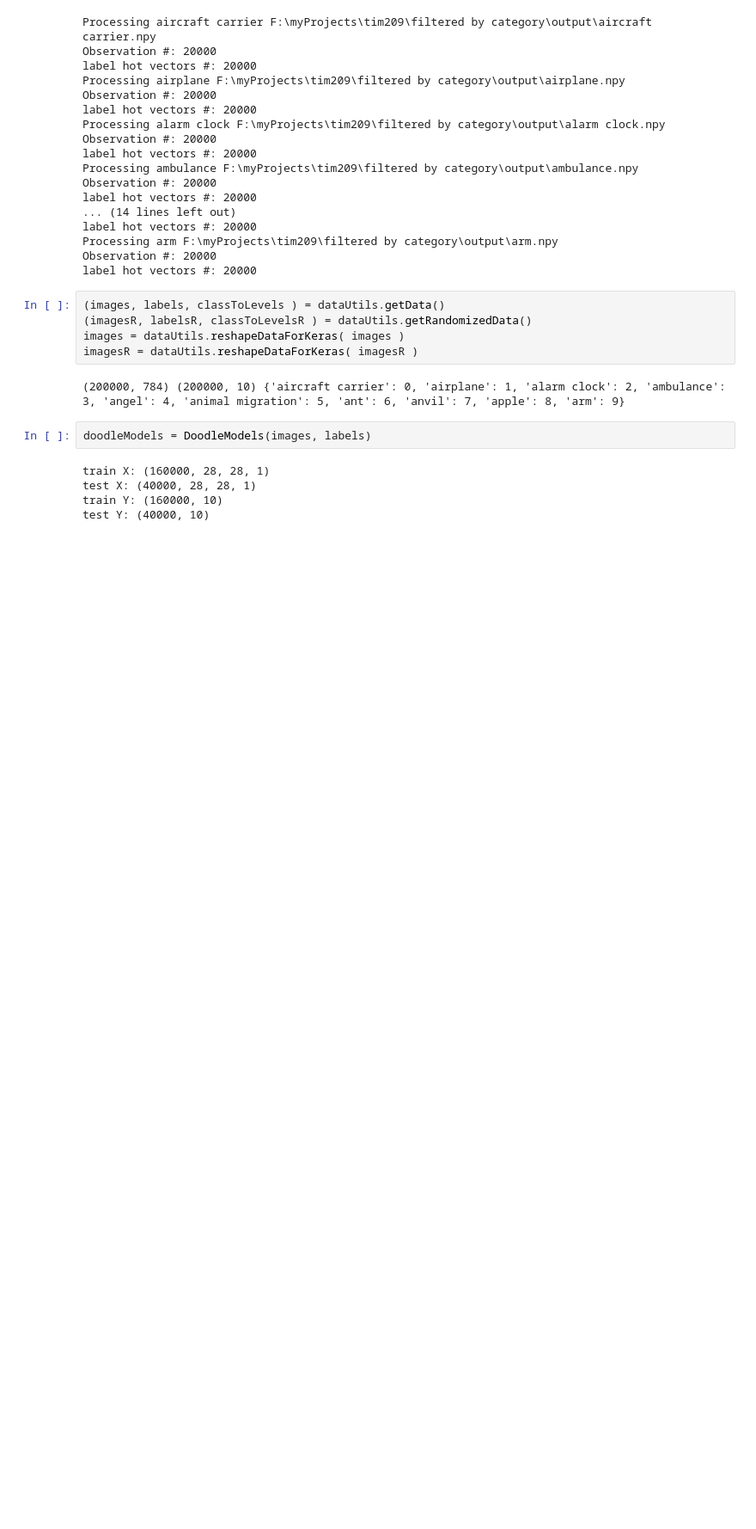
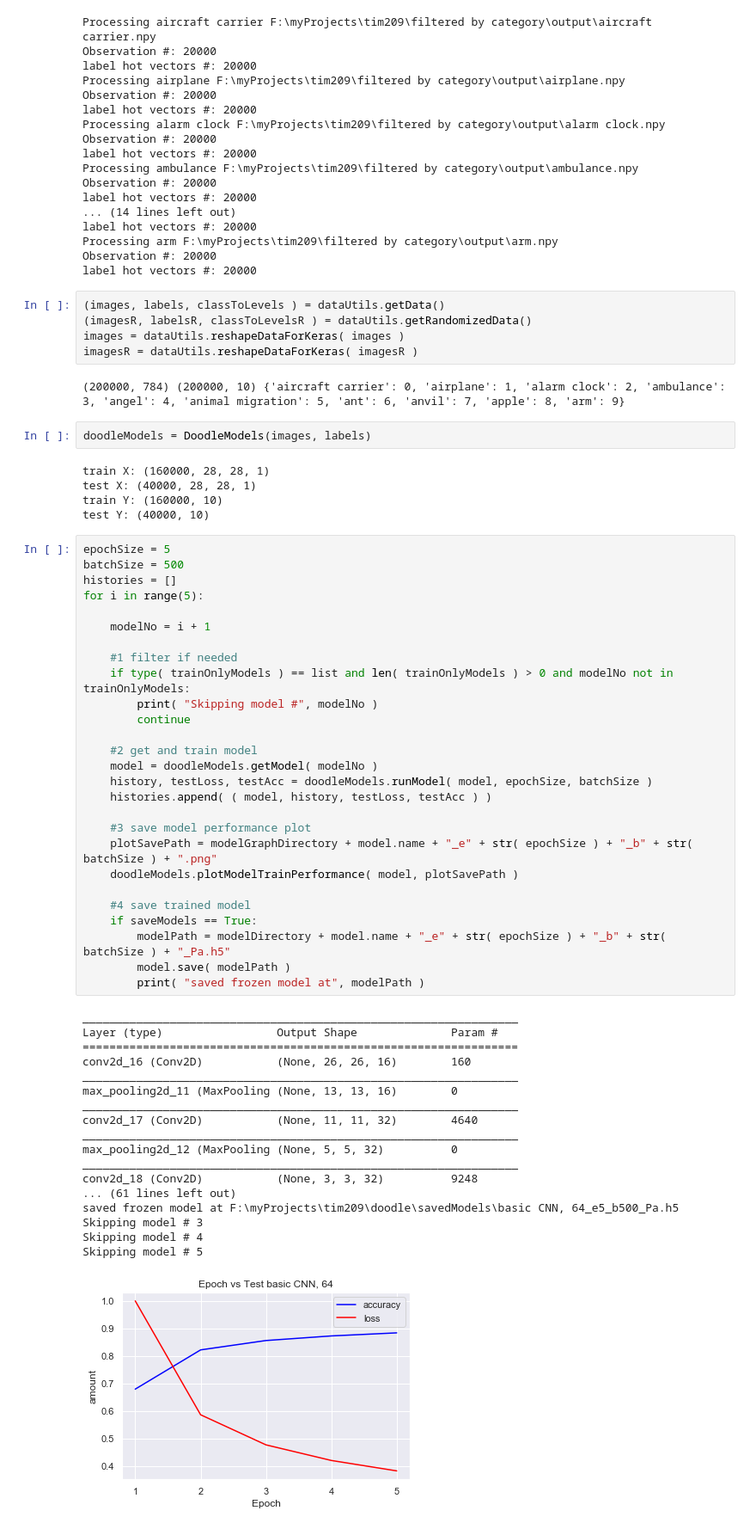
Before and after one commit to adhocmaster/doodleNumpy, a Jupyter notebook: trainTestSaveModels.ipynb, the cells around one changed output. Shown at 86% size. Drawn from its saved outputs; the diff is of its cells as text; blank space fills up the shorter version.

```diff
--- a/trainTestSaveModels.ipynb
+++ b/trainTestSaveModels.ipynb
@@ -44,3 +47,49 @@ train X: (160000, 28, 28, 1)
 test X: (40000, 28, 28, 1)
 train Y: (160000, 10)
 test Y: (40000, 10)
+# %%
+epochSize = 5
+batchSize = 500
+histories = []
+for i in range(5):
+
+    modelNo = i + 1
+
+    #1 filter if needed
+    if type( trainOnlyModels ) == list and len( trainOnlyModels ) > 0 and modelNo not in trainOnlyModels:
+        print( "Skipping model #", modelNo )
+        continue
+
+    #2 get and train model
+    model = doodleModels.getModel( modelNo )
+    history, testLoss, testAcc = doodleModels.runModel( model, epochSize, batchSize )
+    histories.append( ( model, history, testLoss, testAcc ) )
+
+    #3 save model performance plot
+    plotSavePath = modelGraphDirectory + model.name + "_e" + str( epochSize ) + "_b" + str( batchSize ) + ".png"
+    doodleModels.plotModelTrainPerformance( model, plotSavePath )
+
+    #4 save trained model
+    if saveModels == True:
+        modelPath = modelDirectory + model.name + "_e" + str( epochSize ) + "_b" + str( batchSize ) + "_Pa.h5"
+        model.save( modelPath )
+        print( "saved frozen model at", modelPath )
+# %% [output]
+_________________________________________________________________
+Layer (type)                 Output Shape              Param #
+=================================================================
+conv2d_16 (Conv2D)           (None, 26, 26, 16)        160
+_________________________________________________________________
+max_pooling2d_11 (MaxPooling (None, 13, 13, 16)        0
+_________________________________________________________________
+conv2d_17 (Conv2D)           (None, 11, 11, 32)        4640
+_________________________________________________________________
+max_pooling2d_12 (MaxPooling (None, 5, 5, 32)          0
+_________________________________________________________________
+conv2d_18 (Conv2D)           (None, 3, 3, 32)          9248
+... (61 lines left out)
+saved frozen model at F:\myProjects\tim209\doodle\savedModels\basic CNN, 64_e5_b500_Pa.h5
+Skipping model # 3
+Skipping model # 4
+Skipping model # 5
+[figure, added]
```
Also changed, not shown: parts of 7 cells of this notebook, 18 other files.
